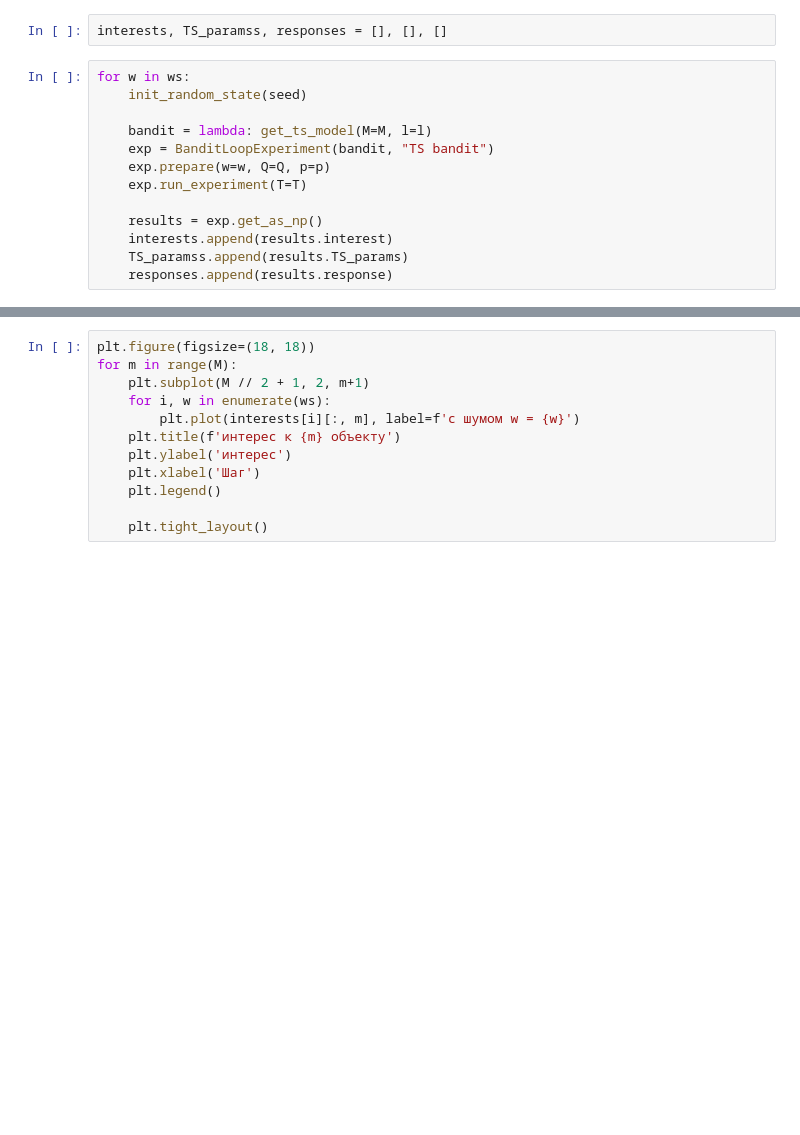
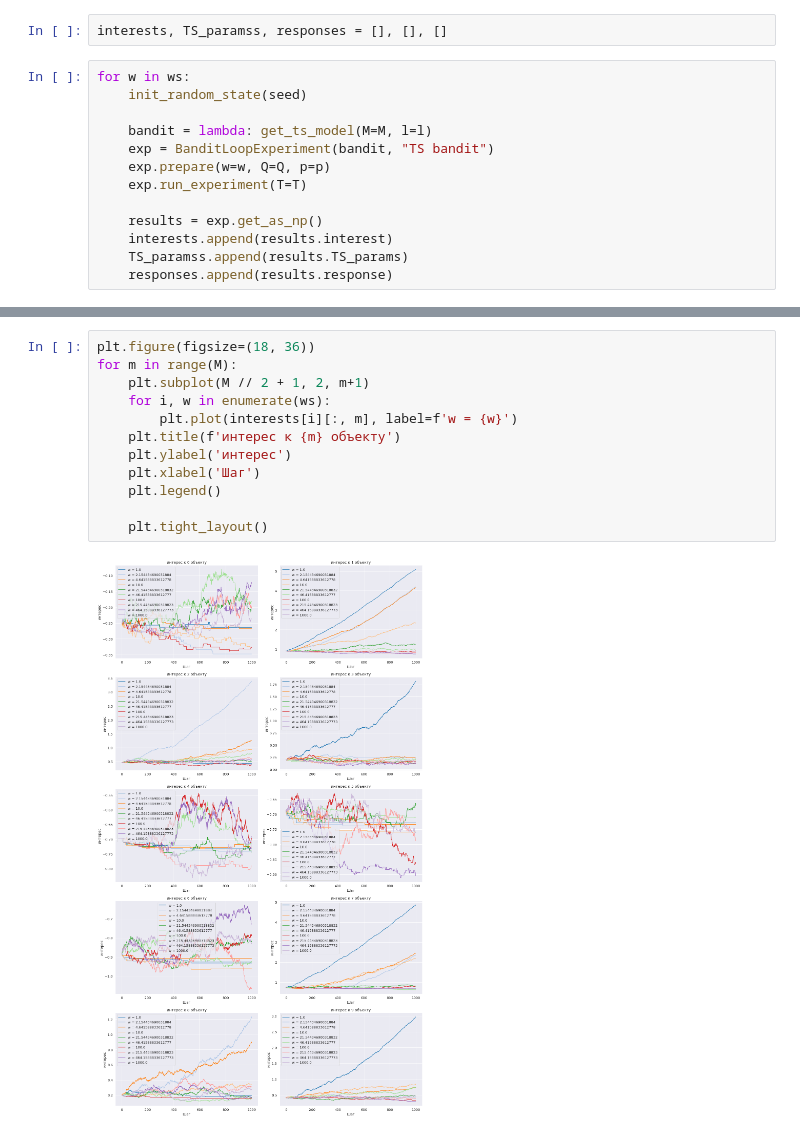
Before and after one commit to prog-autom/bandit-loops, a Jupyter notebook: notebooks/exp.ipynb, the cells around one changed output, grey strips where cells are left out. Cells and saved outputs as stored; diff of their text form; blank space fills up the shorter version.

```diff
--- a/notebooks/exp.ipynb
+++ b/notebooks/exp.ipynb
@@ -83,13 +88,15 @@ plt.legend()
 # %%
-plt.figure(figsize=(18, 18))
+plt.figure(figsize=(18, 36))
 for m in range(M):
     plt.subplot(M // 2 + 1, 2, m+1)
     for i, w in enumerate(ws):
-        plt.plot(interests[i][:, m], label=f'с шумом w = {w}')
+        plt.plot(interests[i][:, m], label=f'w = {w}')
     plt.title(f'интерес к {m} объекту')
     plt.ylabel('интерес')
     plt.xlabel('Шаг')
     plt.legend()
 
     plt.tight_layout()
+# %% [output]
+[figure, added]
 # %%
```
Also changed, not shown: parts of 5 cells of this notebook, 1 other file.
